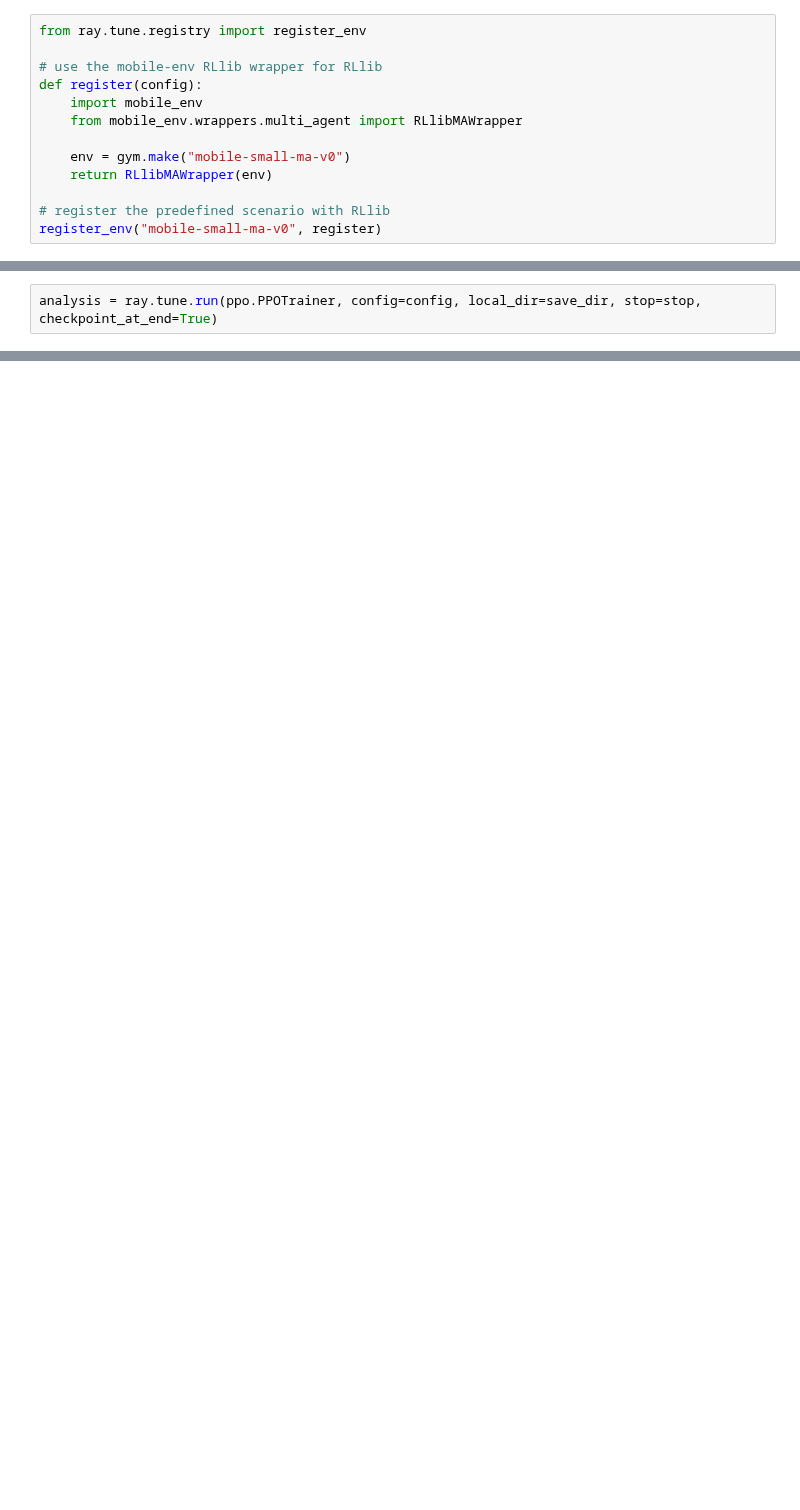
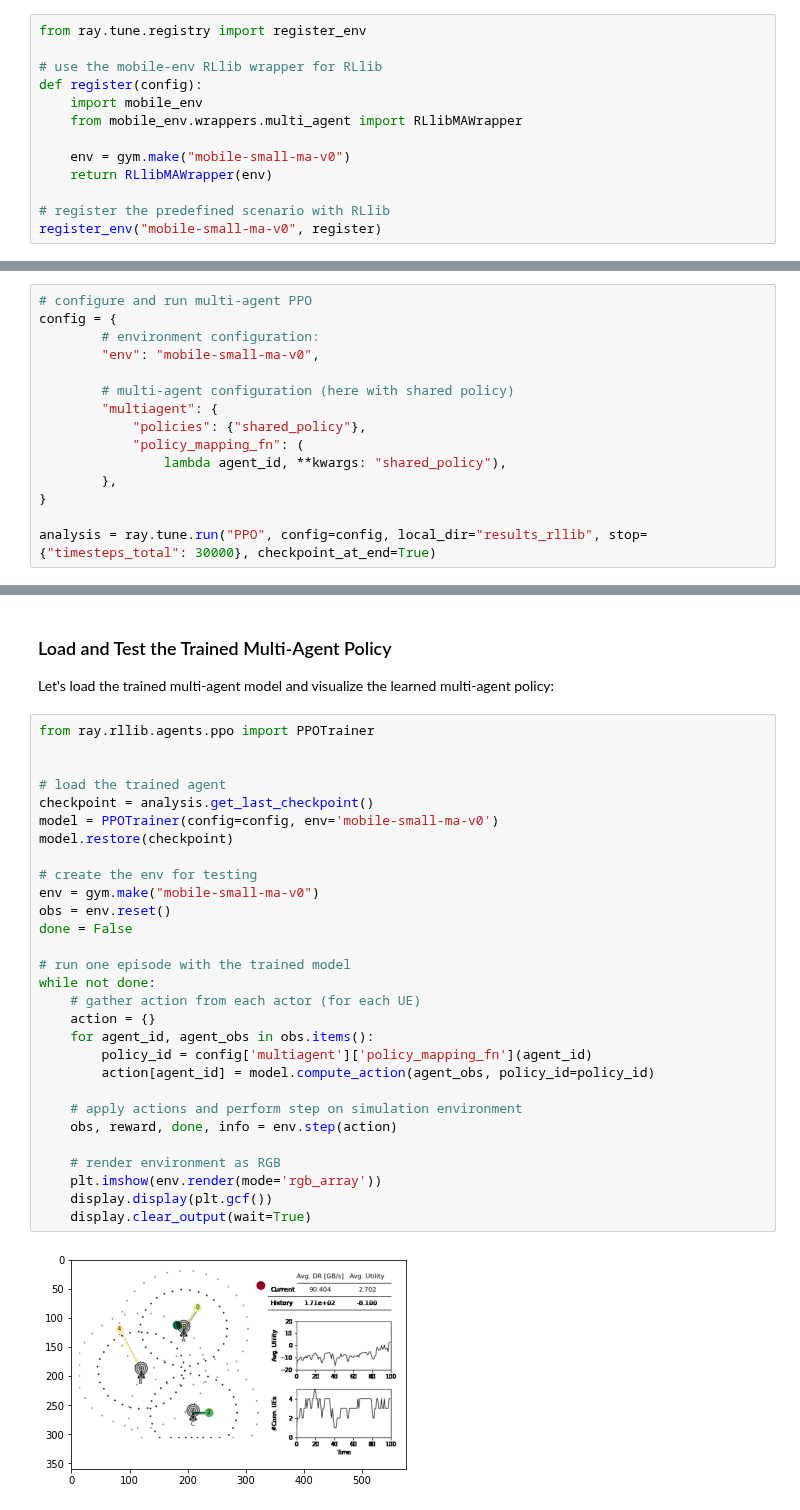
Before and after one commit to stefanbschneider/mobile-env, a Jupyter notebook: examples/demo.ipynb, the cells around one changed output, grey strips where cells are left out. Saved outputs shown, nothing was run; the diff lists cells and outputs as text; blank space fills up the shorter version.

```diff
--- a/examples/demo.ipynb
+++ b/examples/demo.ipynb
@@ -556,2 +560,15 @@ ray.init(
-# %%
-analysis = ray.tune.run(ppo.PPOTrainer, config=config, local_dir=save_dir, stop=stop, checkpoint_at_end=True)
+# %%
+# configure and run multi-agent PPO
+config = {
+        # environment configuration:
+        "env": "mobile-small-ma-v0",
+
+        # multi-agent configuration (here with shared policy)
+        "multiagent": {
+            "policies": {"shared_policy"},
+            "policy_mapping_fn": (
+                lambda agent_id, **kwargs: "shared_policy"),
+        },
+}
+
+analysis = ray.tune.run("PPO", config=config, local_dir="results_rllib", stop={"timesteps_total": 30000}, checkpoint_at_end=True)
@@ -557,0 +639,35 @@ analysis = ray.tune.run(ppo.PPOTrainer, config=config, local_dir=save_dir, stop=
+# %% [markdown]
+### Load and Test the Trained Multi-Agent Policy
+
+Let's load the trained multi-agent model and visualize the learned multi-agent policy:
+# %%
+from ray.rllib.agents.ppo import PPOTrainer
+
+
+# load the trained agent
+checkpoint = analysis.get_last_checkpoint()
+model = PPOTrainer(config=config, env='mobile-small-ma-v0')
+model.restore(checkpoint)
+
+# create the env for testing
+env = gym.make("mobile-small-ma-v0")
+obs = env.reset()
+done = False
+
+# run one episode with the trained model
+while not done:
+    # gather action from each actor (for each UE)
+    action = {}
+    for agent_id, agent_obs in obs.items():
+        policy_id = config['multiagent']['policy_mapping_fn'](agent_id)
+        action[agent_id] = model.compute_action(agent_obs, policy_id=policy_id)
+
+    # apply actions and perform step on simulation environment
+    obs, reward, done, info = env.step(action)
+
+    # render environment as RGB
+    plt.imshow(env.render(mode='rgb_array'))
+    display.display(plt.gcf())
+    display.clear_output(wait=True)
+# %% [output]
+[figure, added]
```
Also changed, not shown: parts of 25 cells of this notebook.
